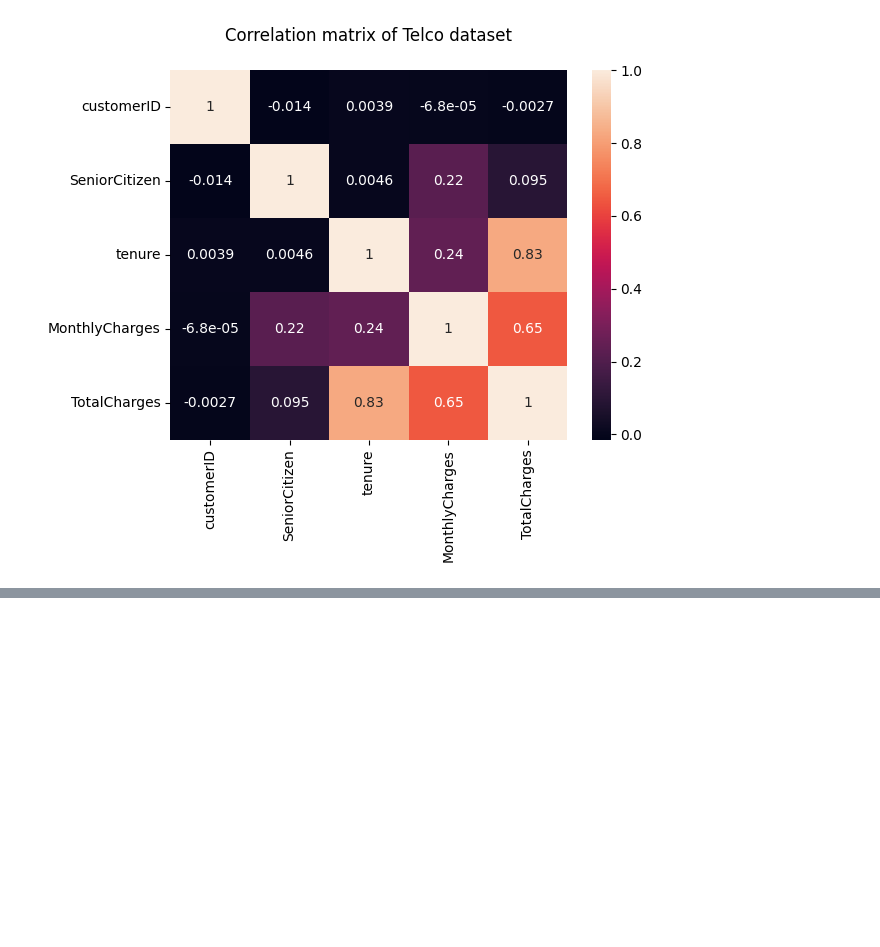
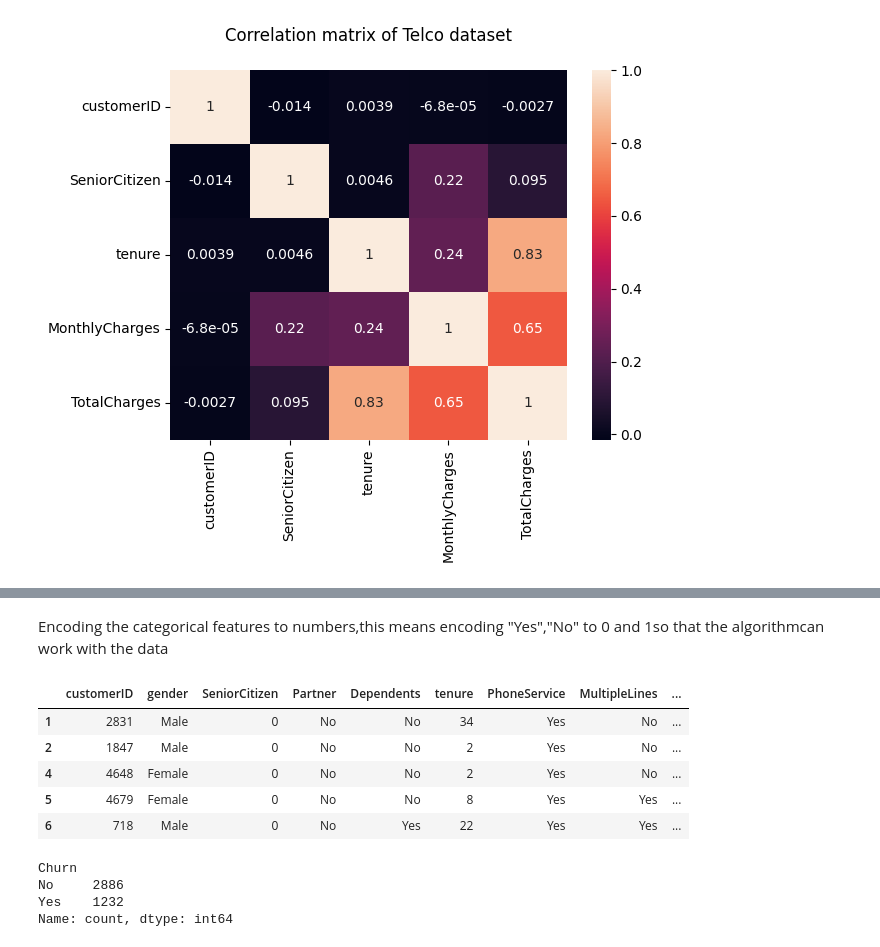
Before and after one commit to CODE-MUCHIRA/Customer-Churn-Prediction, a Jupyter notebook: LP2 notebook.ipynb, the cells around one changed output, grey strips where cells are left out. Saved outputs shown, nothing was run; the diff lists cells and outputs as text; code cells hidden in the pictures; blank space fills up the shorter version.

```diff
--- a/LP2 notebook.ipynb
+++ b/LP2 notebook.ipynb
@@ -704,0 +773,21 @@ plt.show()
+# %% [markdown]
+Encoding the categorical features to numbers,this means encoding "Yes","No" to 0 and 1so that the algorithmcan work with the data
+# %%
+concatenated_data.head()
+# %% [output]
+|  | customerID | gender | SeniorCitizen | Partner | Dependents | tenure | PhoneService | MultipleLines | ... |
+| 1 | 2831 | Male | 0 | No | No | 34 | Yes | No | ... |
+| 2 | 1847 | Male | 0 | No | No | 2 | Yes | No | ... |
+| 4 | 4648 | Female | 0 | No | No | 2 | Yes | No | ... |
+| 5 | 4679 | Female | 0 | No | No | 8 | Yes | Yes | ... |
+| 6 | 718 | Male | 0 | No | Yes | 22 | Yes | Yes | ... |
+# %%
+X = concatenated_data.drop('Churn', axis=1)
+X.sort_index(axis=1, inplace=True)
+y = concatenated_data['Churn']
+y.value_counts()
+# %% [output]
+Churn
+No     2886
+Yes    1232
+Name: count, dtype: int64
```
Also changed, not shown: parts of 62 cells of this notebook.
